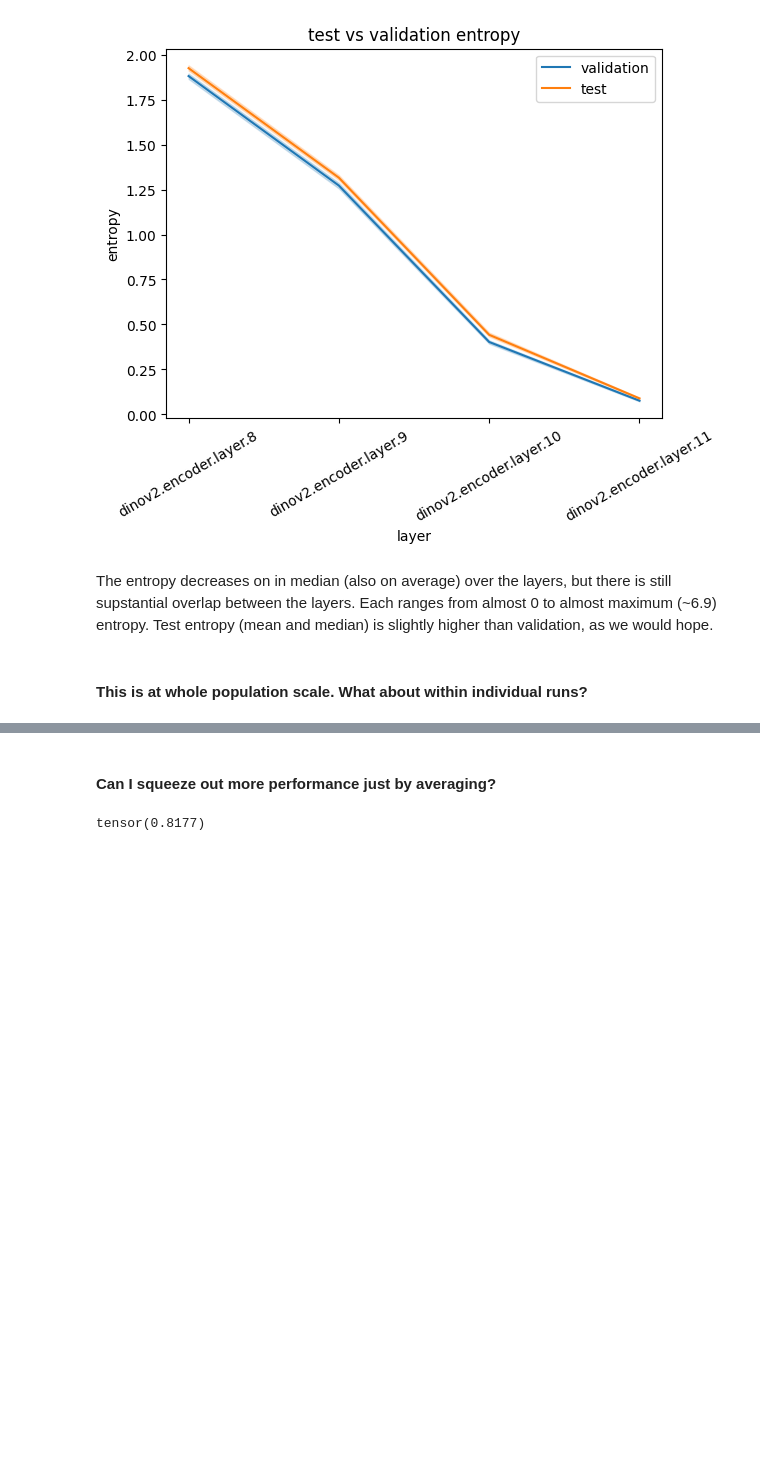
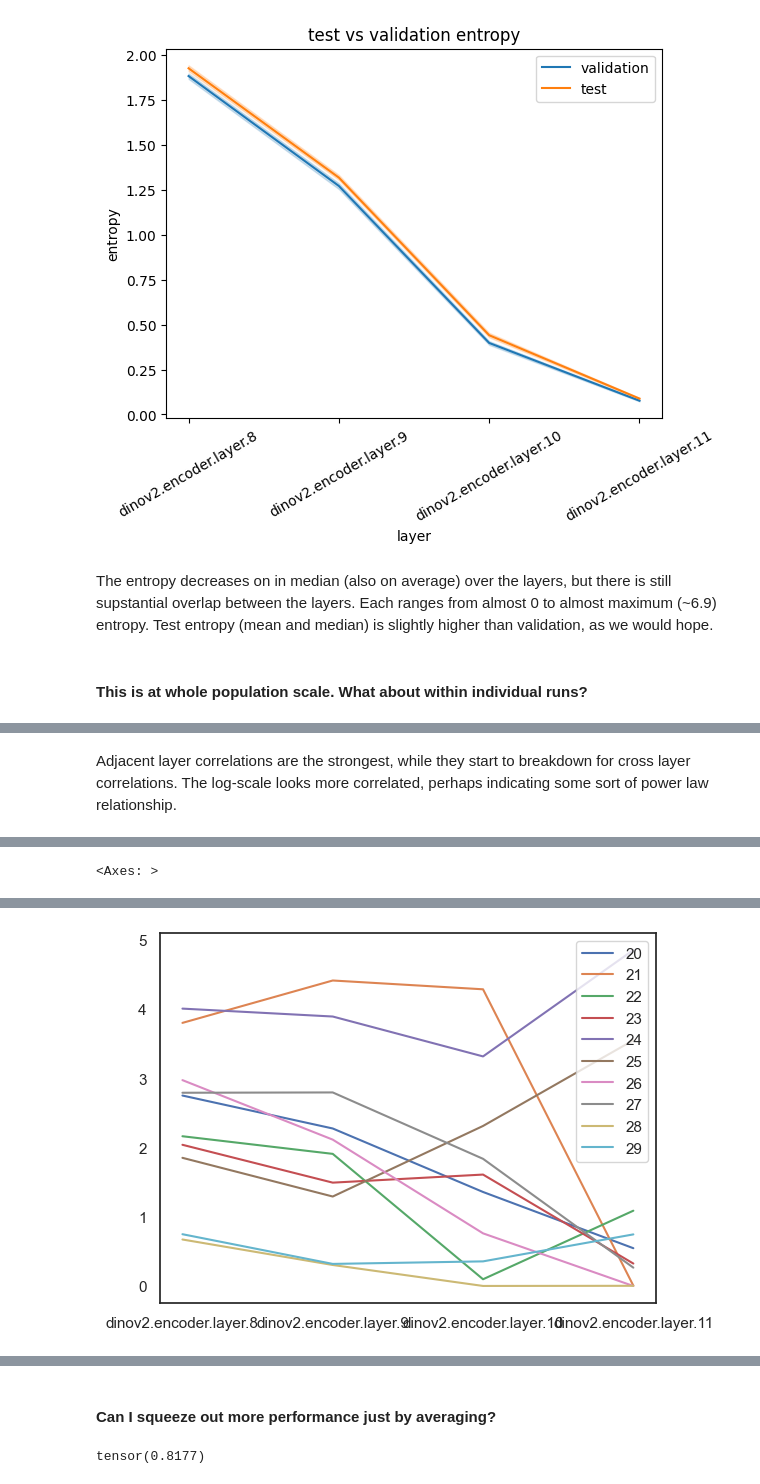
Before and after one commit to lrast/CLSTokenAnalysis, a Jupyter notebook: 1.1.5-decoder_train.ipynb, the cells around one changed output, grey strips where cells are left out. Saved outputs shown, nothing was run; the diff lists cells and outputs as text; code cells hidden in the pictures; blank space fills up the shorter version.

```diff
--- a/1.1.5-decoder_train.ipynb
+++ b/1.1.5-decoder_train.ipynb
@@ -267,0 +400,5 @@ The entropy decreases on in median (also on average) over the layers, but there
+# %% [markdown]
+Adjacent layer correlations are the strongest, while they start to breakdown for cross layer correlations. The log-scale looks more correlated, perhaps indicating some sort of power law relationship.
+# %%
+sample_entropy[20:30].T.plot()
+# %% [output]
@@ -267,0 +406 @@ The entropy decreases on in median (also on average) over the layers, but there
+<Axes: >
@@ -267,0 +408 @@ The entropy decreases on in median (also on average) over the layers, but there
+[figure, added]
```
Also changed, not shown: parts of 33 cells of this notebook, 3 other files.
